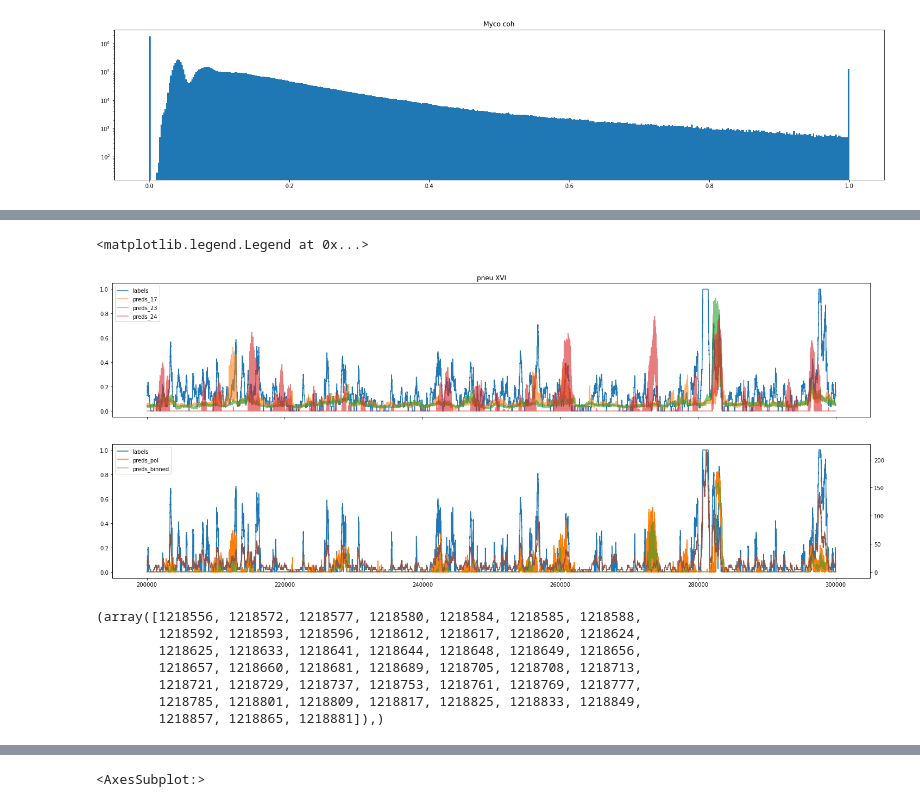
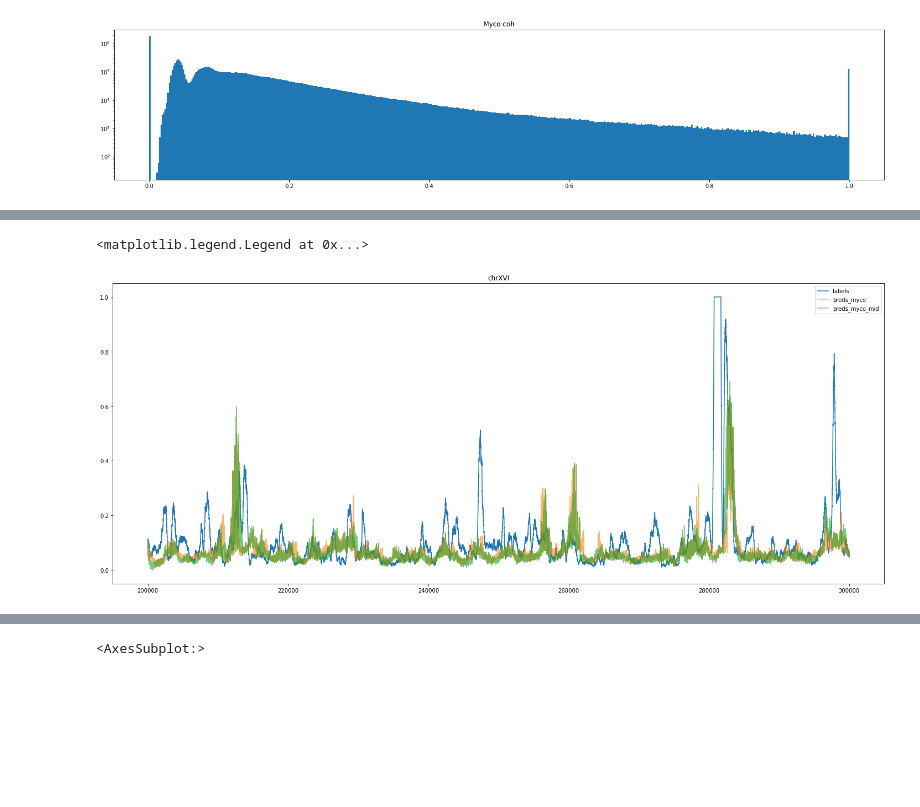
Before and after one commit to Alexwestbrook/mnhn-internship_DeepCNN_ChIP-seq, a Jupyter notebook: Exogenous_yeast.ipynb, the cells around one changed output, grey strips where cells are left out. Drawn from its saved outputs; the diff is of its cells as text; code cells hidden in the pictures; blank space fills up the shorter version.

```diff
--- a/Exogenous_yeast.ipynb
+++ b/Exogenous_yeast.ipynb
@@ -91,8 +92,8 @@ with np.load(Path(data_dir, species, 'data', 'GSE217022', 'labels_pneu_coh_log_s
 with np.load(Path(data_dir, species, 'data', 'GSE217022', 'labels_pneu_pol_log_smooth10.npz')) as f:
     pneu_pol_log_smooth10 = {k: f[k] for k in f.keys()}
 
-lens = {'myco': {k: len(v) for k, v in myco_nuc.items()},
-        'pneu': {k: len(v) for k, v in pneu_nuc.items()}}
+lens = {k: len(v) for k, v in myco_nuc.items()}
+lens.update({k: len(v) for k, v in pneu_nuc.items()})
 # %%
 with np.load(Path(data_dir, species, 'data', 'GSE217022', 'invalid_myco_coh_log.npz')) as f:
     invalid = {k: f[k] for k in f.keys()}
@@ -249,72 +282,27 @@ Mmmyco 0.7699189583993414
 # %%
-strand = 'pneu' # 'myco' #
-chr_id = 'XVI'
+chr_id = 'chrXVI'
 start = 200_000
 stop = start + 100_000
 
-fig, axes = plt.subplots(2, 1, sharex=True, figsize=(25, 10), facecolor='w')
-if strand == 'myco' and chr_id != 'Mmmyco':
-    chr_id = 'chr' + chr_id
-stop = min(stop, lens[strand][chr_id])
-ax = axes[0]
-ax.set_title(f'{strand} {chr_id}')
-# ax.plot(np.arange(start, stop), pneu_coh_KL[chr_id][start:stop], label='pneu_coh')
-# ax.plot(np.arange(start, stop), pneu_coh[chr_id][start:stop], label='pneu_coh')
-# ax.plot(np.arange(start, stop), myco_pol[chr_id][start:stop], label='myco_pol')
-# ax.plot(np.arange(start, stop), myco_pol_KL[chr_id][start:stop], label='myco_pol_KL')
+fig, ax = plt.subplots(1, 1, sharex=True, figsize=(25, 10), facecolor='w')
+stop = min(stop, lens[chr_id])
+ax.set_title(chr_id)
+ax.plot(np.arange(start, stop), labels_pol[chr_id][start:stop], label='labels')
+ax.plot(np.arange(start, stop), preds_myco_pol17[chr_id][start:stop], label='preds_myco', alpha=0.6)
+ax.plot(np.arange(start, stop), preds_myco_pol17mid[chr_id][start:stop], label='preds_myco_mid', alpha=0.6)
+# ax.plot(np.arange(start, stop), preds_pneu_pol17[chr_id][start:stop], label='preds_pneu', alpha=0.6)
+# ax.plot(np.arange(start, stop), preds_pneu_pol17_mid[chr_id][start:stop], label='preds_pneu_mid', alpha=0.6)
+# ax.plot(np.arange(start, stop), np.repeat(preds_monm24[chr_id][::128], 128)[:len(preds_monm24[chr_id])][start:stop], label='preds_binned', alpha=0.6)
 
-# ax.plot(np.arange(start, stop), myco_nuc[chr_id][start:stop], label='myco_nuc')
-# ax.plot(np.arange(start, stop), preds_monm[chr_id][start:stop], label='preds_myco', alpha=0.6)
-# ax.plot(np.arange(start, stop), preds_ponm[chr_id][start:stop], label='preds_pneu', alpha=0.6)
-# ax.plot(np.arange(start, stop), preds_monm2[chr_id][start:stop], label='preds_myco2', alpha=0.6)
-# ax.plot(np.arange(start, stop), preds_ponm2[chr_id][start:stop], label='preds_pneu2', alpha=0.6)
-
-# ax.plot(np.arange(start, stop), pneu_nuc[chr_id][start:stop], label='pneu_nuc')
-# ax.plot(np.arange(start, stop), preds_monp[chr_id][start:stop], label='preds_myco')
-# ax.plot(np.arange(start, stop), preds_ponp[chr_id][start:stop], label='preds_pneu')
-
-# ax.plot(np.arange(start, stop), pol2_myco_clip[chr_id][start:stop], label='pol2_myco_clip')
-ax.plot(np.arange(start, stop), pneu_pol_ratio[chr_id][start:stop], label='labels')
-ax.plot(np.arange(start, stop), preds_monp17[chr_id][start:stop], label='preds_17', alpha=0.6)
-ax.plot(np.arange(start, stop), preds_monp23[chr_id][start:stop], label='preds_23', alpha=0.6)
-ax.plot(np.arange(start, stop), preds_monp24[chr_id][start:stop], label='preds_24', alpha=0.6)
-# ax.plot(np.arange(start, stop), np.repeat(preds_monm24[chr_id][::128], 128)[:len(preds_monm24[chr_id])][start:stop], label='preds_binned', alpha=0.6)
-# ax.plot(np.arange(start, stop), preds_ponp15[chr_id][start:stop], label='preds_15', alpha=0.6)
-# ax.plot(np.arange(start, stop), preds_ponp16[chr_id][start:stop], label='preds_16', alpha=0.6)
-# ax.plot(np.arange(start, stop), preds_ponp17[chr_id][start:stop], label='preds_m17', alpha=0.6)
-# ax.plot(np.arange(start, stop), preds_ponp18[chr_id][start:stop], label='preds_18', alpha=0.6)
-# ax.plot(np.arange(start, stop), preds_ponp19[chr_id][start:stop], label='preds_19', alpha=0.6)
-
-axes[1].plot(np.arange(start, stop), pneu_pol_log[chr_id][start:stop], label='labels')
-axes[1].plot(np.arange(start, stop), preds_monp10[chr_id][start:stop], label='preds_pol')
-axes[1].plot(np.arange(start, stop), np.repeat(preds_monp10[chr_id][::128], 128)[:len(preds_monp10[chr_id])][start:stop], label='preds_binned', alpha=0.6)
-
-# ax.plot(np.arange(start, stop), pneu_pol_log[chr_id][start:stop], label='pneu_pol_log')
-# ax.plot(np.arange(start, stop), preds_monp[chr_id][start:stop], label='preds_pneu')
-
-# ax.plot(np.arange(start, stop), myco_pol_KL[chr_id][start:stop], label='myco_pol_KL', color='k')
-# ax2 = ax.twinx()
-# ax2.plot(np.arange(start, stop), pol2_myco_finite[chr_id][start:stop], label='pol2_myco', color='k')
-ax3 = axes[1].twinx()
-ax3.plot(np.arange(start, stop), pneu_pol_ip[chr_id][start:stop], label='pol_ip', color=colors[5])
+# ax3 = ax.twinx()
+# ax3.plot(np.arange(start, stop), pneu_pol_ip[chr_id][start:stop], label='pol_ip', color=colors[5])
 # ax3.plot(np.arange(start, stop), myco_pol_ip2[chr_id][start:stop], label='myco_pol_ip2', color=colors[2])
 # ax3.plot(np.arange(start, stop), myco_pol_ctrl[chr_id][start:stop], label='myco_pol_ctrl', color=colors[6])
 # ax3.plot(np.arange(start, stop), myco_pol_ctrl2[chr_id][start:stop], label='myco_pol_ctrl2', color=colors[4])
 # ax3.plot(np.arange(start, stop), pneu_coh_ctrl[chr_id][start:stop], label='pneu_coh_ctrl', color=colors[3])
 # ax3.set_ylim((-1, 50))
 ax.legend()
-axes[1].legend()
 # ax3.legend()
 # %% [output]
 <matplotlib.legend.Legend at 0x...>
-[figure, old version]
+[figure, new version]
-# %%
-np.where(preds_monm24[chr_id] > 0.8)
-# %% [output]
-(array([1218556, 1218572, 1218577, 1218580, 1218584, 1218585, 1218588,
-        1218592, 1218593, 1218596, 1218612, 1218617, 1218620, 1218624,
-        1218625, 1218633, 1218641, 1218644, 1218648, 1218649, 1218656,
-        1218657, 1218660, 1218681, 1218689, 1218705, 1218708, 1218713,
-        1218721, 1218729, 1218737, 1218753, 1218761, 1218769, 1218777,
-        1218785, 1218801, 1218809, 1218817, 1218825, 1218833, 1218849,
-        1218857, 1218865, 1218881]),)
```
Also changed, not shown: parts of 42 cells of this notebook, 2 other files.
